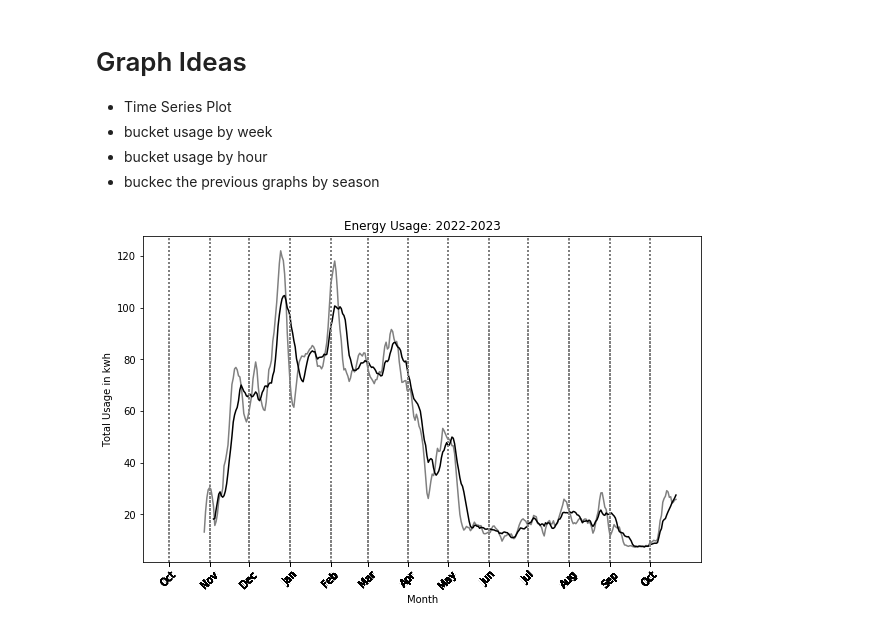
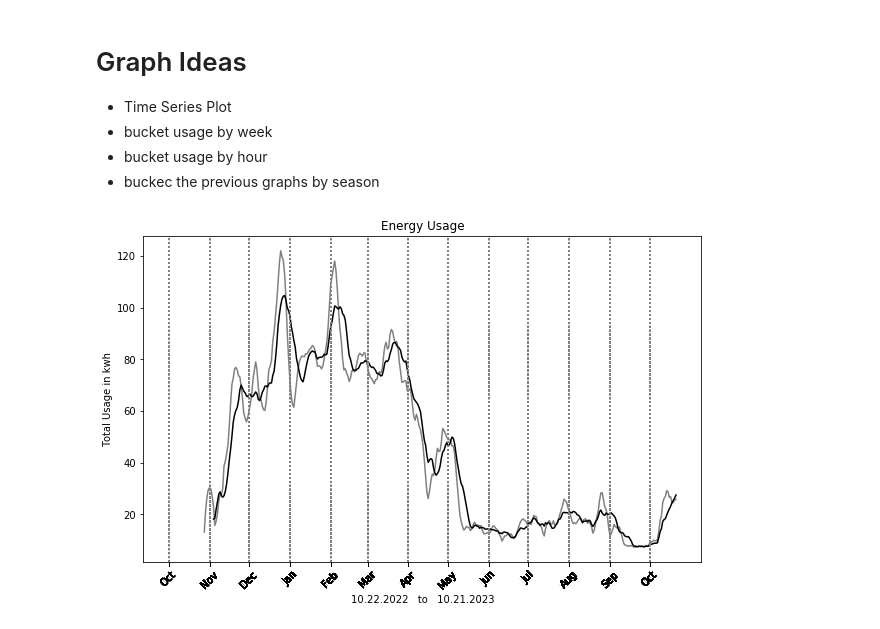
Before and after one commit to MichaelSalata/Energy_Use_Info, a Jupyter notebook: green_button_data_analysis.ipynb, the cells around one changed output. Drawn from its saved outputs; the diff is of its cells as text; code cells hidden in the pictures.

Commit message:
dynamically adjust date range based on data

```diff
--- a/green_button_data_analysis.ipynb
+++ b/green_button_data_analysis.ipynb
@@ -73,3 +73,8 @@ energy_df.head()
 | 2 | 2022-10-22 01:00:00 | 2022-10-22 | 2022-10-22 01:29:00 | 0.09 | 0.01 | 0 days 00:29:00 |
 | 3 | 2022-10-22 01:30:00 | 2022-10-22 | 2022-10-22 01:59:00 | 0.20 | 0.02 | 0 days 00:29:00 |
 | 4 | 2022-10-22 02:00:00 | 2022-10-22 | 2022-10-22 02:29:00 | 0.10 | 0.01 | 0 days 00:29:00 |
+# %%
+# get the date range for the data
+start_date = energy_df['DATE'].min()
+end_date = energy_df['DATE'].max()
+print(start_date, ' to ', end_date)
@@ -82,33 +89,34 @@ energy_df.head()
 # %%
 # Group by 'DATE' and sum 'USAGE' for each date
 grouped = energy_df.groupby('DATE')['USAGE'].sum().reset_index()
 
 # Extract year and month to create a new column
 grouped['YearMonth'] = grouped['DATE'].dt.to_period('M')
 
 # Create a Time Series plot
 plt.figure(figsize=(10, 6))
 # plt.plot(grouped['DATE'], grouped['USAGE'])
-plt.xlabel('Month')
+x_axis = start_date.strftime("%m.%d.%Y") + '   to   ' + end_date.strftime("%m.%d.%Y")
+plt.xlabel(x_axis)
 plt.ylabel('Total Usage in kwh')
-plt.title('Energy Usage: 2022-2023')
+plt.title('Energy Usage')
 plt.xticks(grouped['YearMonth'].dt.to_timestamp(), grouped['YearMonth'].dt.strftime('%b'), rotation=45)
 
 
 # Smoothed Line Plot (rolling average every week)
 smoothed = grouped.set_index('DATE').rolling(window=7).mean()  # Adjust window for smoothing
 plt.plot(smoothed.index, smoothed['USAGE'], label='weekly_avg', color='grey')
 
 
 # Smoothed Line Plot (rolling average every 2 weeks)
 smoothed2 = grouped.set_index('DATE').rolling(window=14).mean()  # Adjust window for smoothing
 plt.plot(smoothed2.index, smoothed2['USAGE'], label='2_week_avg', color='black')
 
 
 # Plotting vertical lines for each month
 for date in grouped['YearMonth'].dt.to_timestamp():
     plt.axvline(x=date, color='gray', linestyle=':')
 
 plt.show()
 # %% [output]
-[figure, old version]
+[figure, new version]
```
Also changed, not shown: parts of 2 cells of this notebook.
